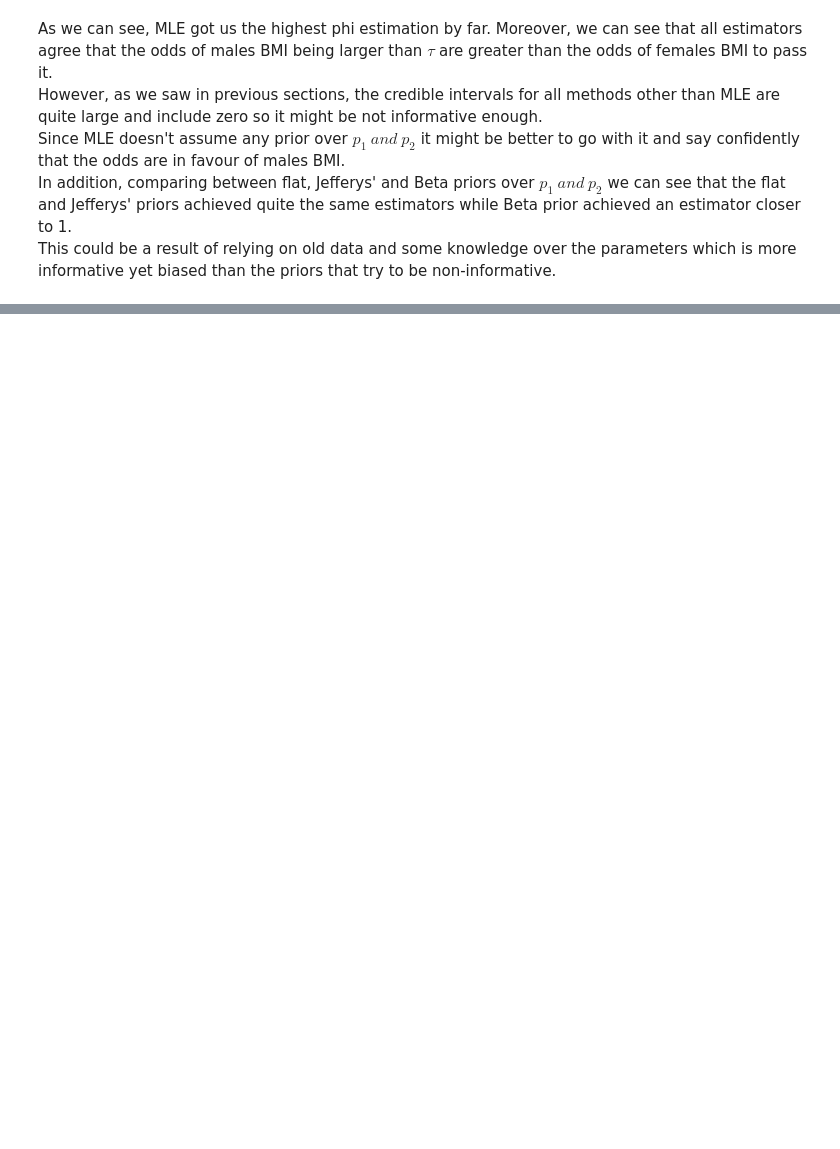
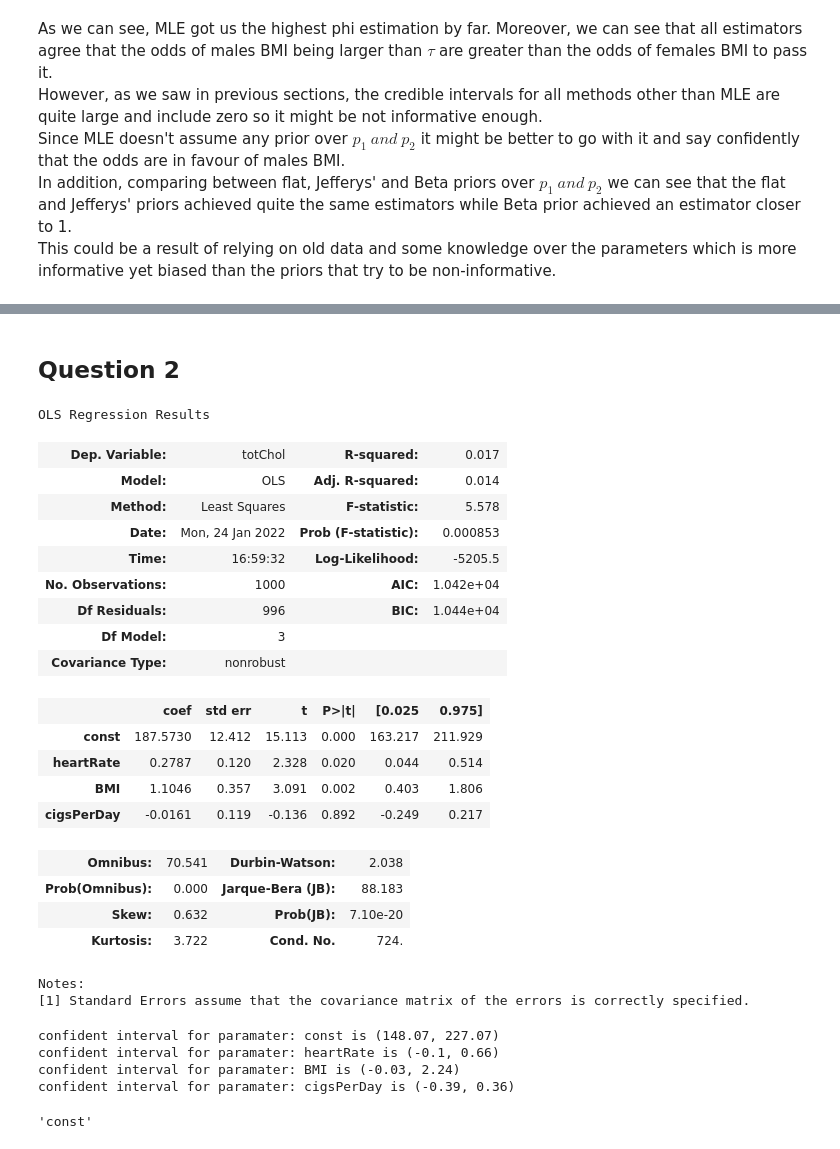
Before and after one commit to dvirla/Advanced-Statistical-Analysis, a Jupyter notebook: ProjectEx5_206330342_316250877.ipynb, the cells around one changed output, grey strips where cells are left out. Drawn from its saved outputs; the diff is of its cells as text; code cells hidden in the pictures; blank space fills up the shorter version.

```diff
--- a/ProjectEx5_206330342_316250877.ipynb
+++ b/ProjectEx5_206330342_316250877.ipynb
@@ -171,0 +215,30 @@ This could be a result of relying on old data and some knowledge over the parame
+# %% [markdown]
+## Question 2
+# %%
+X = sm.add_constant(df_part_b[["heartRate", "BMI", "cigsPerDay"]])
+Y = df_part_b["totChol"]
+model = sm.OLS(Y,X)
+results = model.fit()
+results.summary()
+# %% [output]
+OLS Regression Results
+| Dep. Variable: | totChol | R-squared: | 0.017 |
+| Model: | OLS | Adj. R-squared: | 0.014 |
+| Method: | Least Squares | F-statistic: | 5.578 |
+| Date: | Mon, 24 Jan 2022 | Prob (F-statistic): | 0.000853 |
+| Time: | 16:59:32 | Log-Likelihood: | -5205.5 |
+| No. Observations: | 1000 | AIC: | 1.042e+04 |
+| Df Residuals: | 996 | BIC: | 1.044e+04 |
+| Df Model: | 3 |  |  |
+| Covariance Type: | nonrobust |  |  |
+|  | coef | std err | t | P>|t| | [0.025 | 0.975] |
+| const | 187.5730 | 12.412 | 15.113 | 0.000 | 163.217 | 211.929 |
+| heartRate | 0.2787 | 0.120 | 2.328 | 0.020 | 0.044 | 0.514 |
+| BMI | 1.1046 | 0.357 | 3.091 | 0.002 | 0.403 | 1.806 |
+| cigsPerDay | -0.0161 | 0.119 | -0.136 | 0.892 | -0.249 | 0.217 |
+| Omnibus: | 70.541 | Durbin-Watson: | 2.038 |
+| Prob(Omnibus): | 0.000 | Jarque-Bera (JB): | 88.183 |
+| Skew: | 0.632 | Prob(JB): | 7.10e-20 |
+| Kurtosis: | 3.722 | Cond. No. | 724. |
+Notes:
+[1] Standard Errors assume that the covariance matrix of the errors is correctly specified.
@@ -171,0 +255,14 @@ This could be a result of relying on old data and some knowledge over the parame
+# %%
+t_q = t.ppf(0.975, df=3)
+ci = calc_ci(X, Y, results.predict(), results.params, t_q)
+for i, (a, b) in enumerate(ci):
+    print(f"confident interval for paramater: {results.params.index[i]} is ({np.around(a, 2)}, {np.around(b, 2)})")
+# %% [output]
+confident interval for paramater: const is (148.07, 227.07)
+confident interval for paramater: heartRate is (-0.1, 0.66)
+confident interval for paramater: BMI is (-0.03, 2.24)
+confident interval for paramater: cigsPerDay is (-0.39, 0.36)
+# %%
+results.params.index[0]
+# %% [output]
+'const'
```
Also changed, not shown: parts of 13 cells of this notebook.
